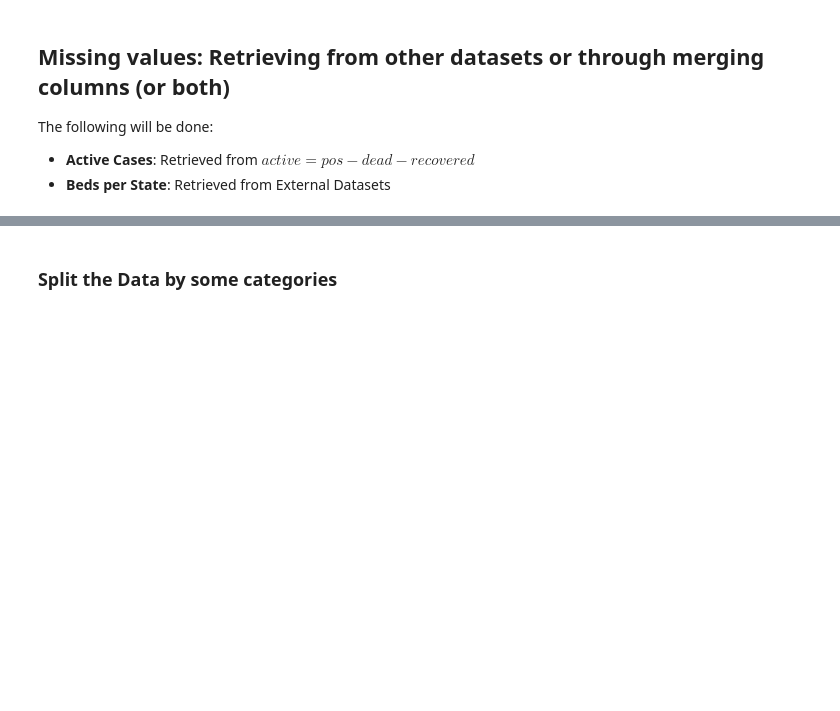
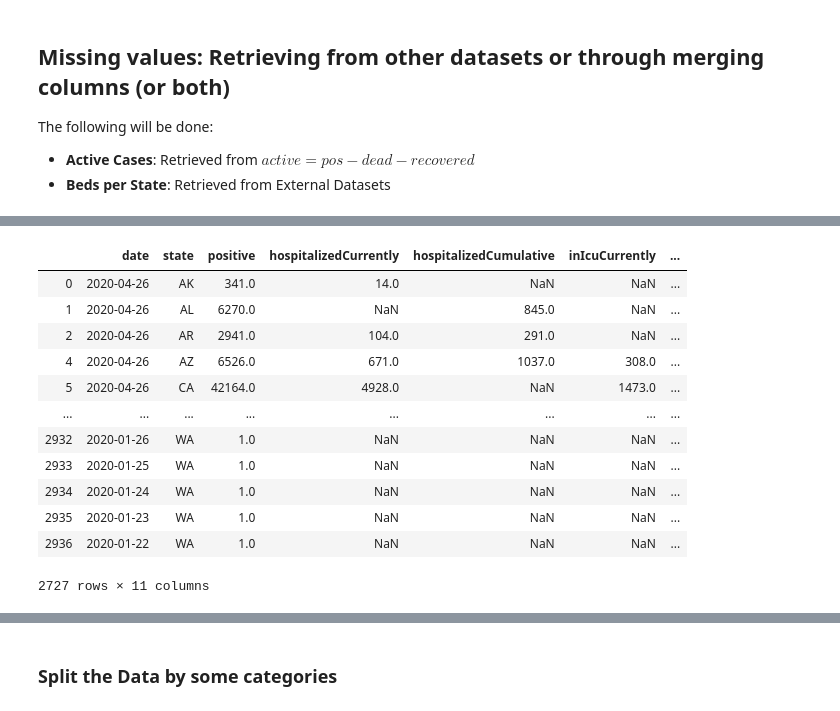
Before and after one commit to neilmizzi/COVID19, a Jupyter notebook: main.ipynb, the cells around one changed output, grey strips where cells are left out. Saved outputs shown, nothing was run; the diff lists cells and outputs as text; code cells hidden in the pictures; blank space fills up the shorter version.

```diff
--- a/main.ipynb
+++ b/main.ipynb
@@ -80,0 +112,17 @@ all_cases
+# %%
+# filter out non-existing states like 'AS'
+all_cases = all_cases[all_cases['state'].isin(state_abbrev['Abbreviation'].tolist())]
+# %% [output]
+|  | date | state | positive | hospitalizedCurrently | hospitalizedCumulative | inIcuCurrently | ... |
+| 0 | 2020-04-26 | AK | 341.0 | 14.0 | NaN | NaN | ... |
+| 1 | 2020-04-26 | AL | 6270.0 | NaN | 845.0 | NaN | ... |
+| 2 | 2020-04-26 | AR | 2941.0 | 104.0 | 291.0 | NaN | ... |
+| 4 | 2020-04-26 | AZ | 6526.0 | 671.0 | 1037.0 | 308.0 | ... |
+| 5 | 2020-04-26 | CA | 42164.0 | 4928.0 | NaN | 1473.0 | ... |
+| ... | ... | ... | ... | ... | ... | ... | ... |
+| 2932 | 2020-01-26 | WA | 1.0 | NaN | NaN | NaN | ... |
+| 2933 | 2020-01-25 | WA | 1.0 | NaN | NaN | NaN | ... |
+| 2934 | 2020-01-24 | WA | 1.0 | NaN | NaN | NaN | ... |
+| 2935 | 2020-01-23 | WA | 1.0 | NaN | NaN | NaN | ... |
+| 2936 | 2020-01-22 | WA | 1.0 | NaN | NaN | NaN | ... |
+2727 rows × 11 columns
```
Also changed, not shown: parts of 15 cells of this notebook, 5 other files.
